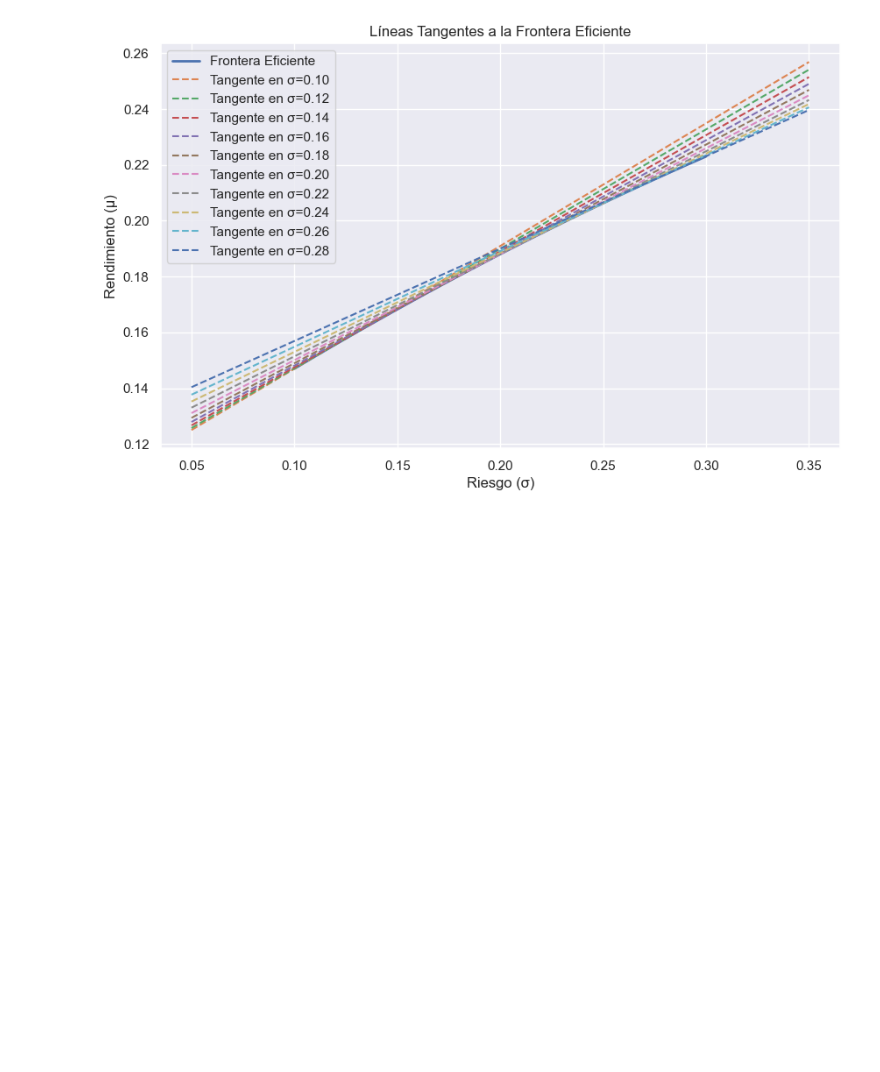
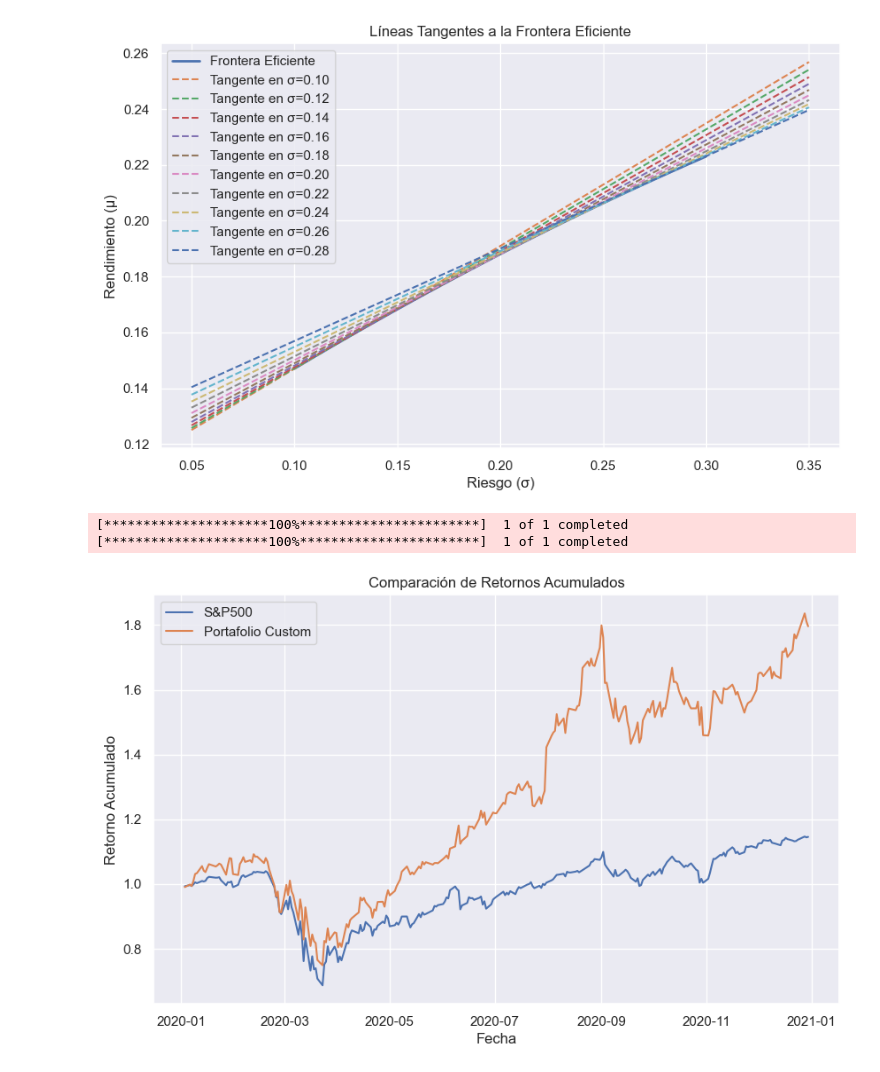
Before and after one commit to DaveQuant/Mathematical-Models-For-Pricing-Options, a Jupyter notebook: efficient_frontier.ipynb, the cells around one changed output. Drawn from its saved outputs; the diff is of its cells as text; code cells hidden in the pictures; blank space fills up the shorter version.

```diff
--- a/efficient_frontier.ipynb
+++ b/efficient_frontier.ipynb
@@ -440,3 +443,38 @@ plt.grid(True)
 plt.show()
 # %% [output]
 [figure]
+# %%
+import yfinance as yf
+import pandas as pd
+import matplotlib.pyplot as plt
+
+# Definir el período de análisis
+start_date = '2020-01-01'
+end_date = '2020-12-31'
+
+# Descargar datos del S&P500
+sp500_data = yf.download('^GSPC', start=start_date, end=end_date)
+sp500_data['Daily Return'] = sp500_data['Close'].pct_change()
+sp500_data['Cumulative Return'] = (1 + sp500_data['Daily Return']).cumprod()
+
+# Supongamos que tu portafolio custom está compuesto por uno o varios activos.
+# Aquí se ejemplifica con el ticker de AAPL. Si tu portafolio es una combinación de activos,
+# deberías calcular el retorno ponderado diario.
+portfolio_ticker = 'AAPL'
+portfolio_data = yf.download(portfolio_ticker, start=start_date, end=end_date)
+portfolio_data['Daily Return'] = portfolio_data['Close'].pct_change()
+portfolio_data['Cumulative Return'] = (1 + portfolio_data['Daily Return']).cumprod()
+
+# Graficar la comparación
+plt.figure(figsize=(10,6))
+plt.plot(sp500_data.index, sp500_data['Cumulative Return'], label='S&P500')
+plt.plot(portfolio_data.index, portfolio_data['Cumulative Return'], label='Portafolio Custom')
+plt.xlabel('Fecha')
+plt.ylabel('Retorno Acumulado')
+plt.title('Comparación de Retornos Acumulados')
+plt.legend()
+plt.show()
+# %% [output]
+[*********************100%***********************]  1 of 1 completed
+[*********************100%***********************]  1 of 1 completed
+[figure, added]
```
Also changed, not shown: parts of 25 cells of this notebook.
